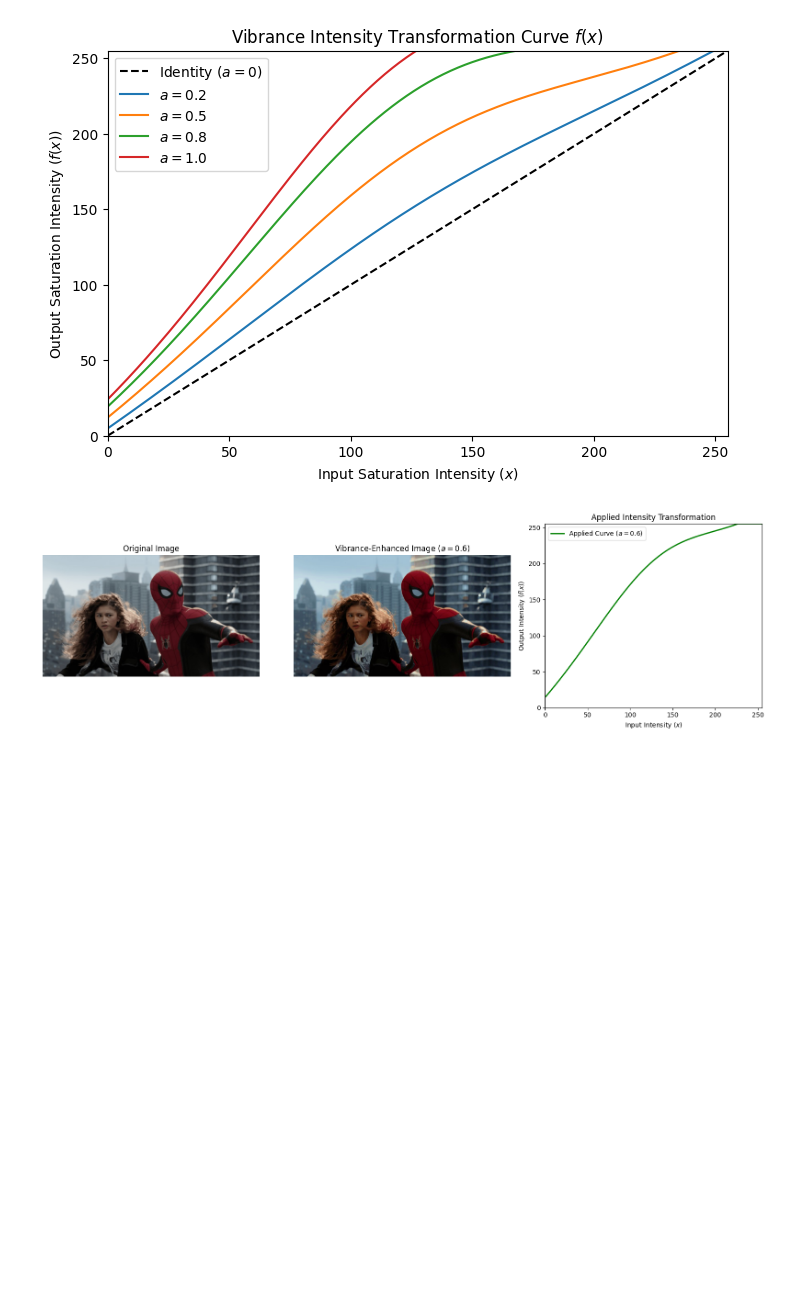
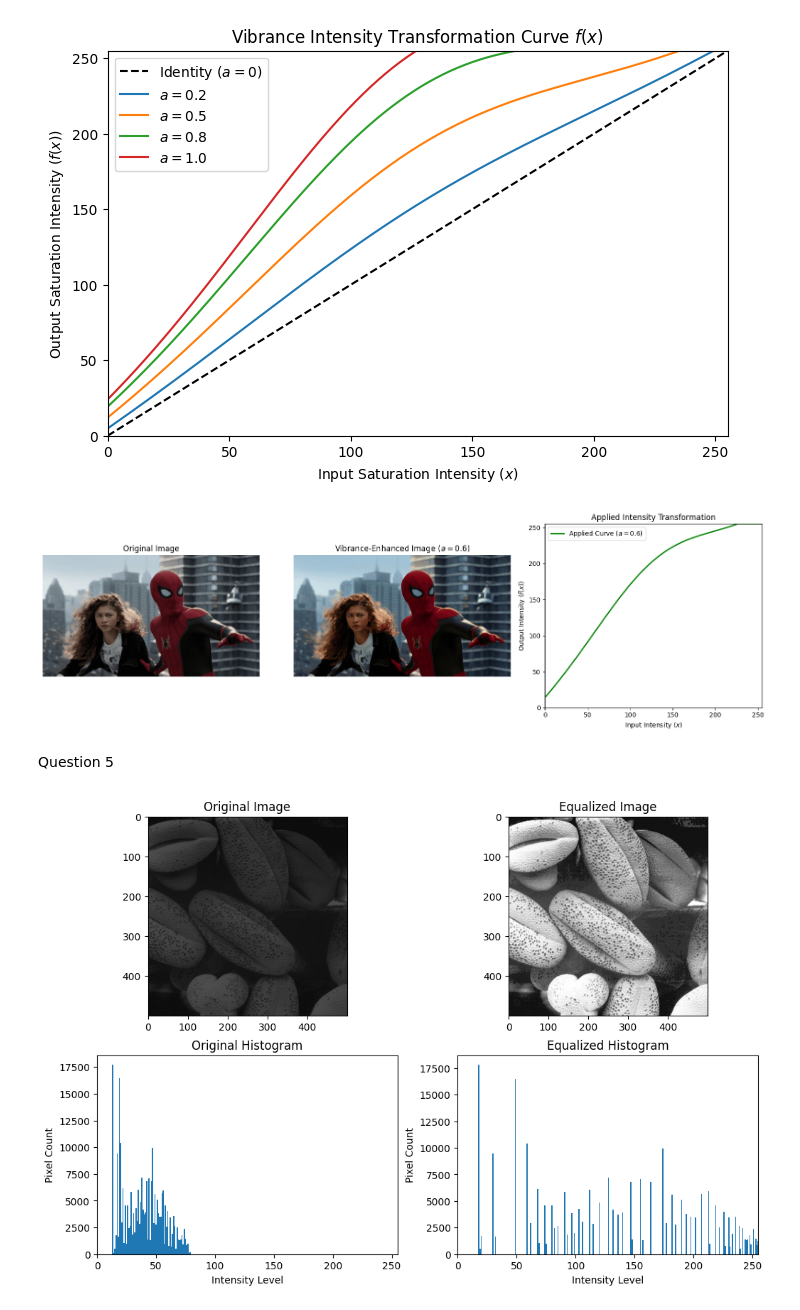
Before and after one commit to maneth-b03p/Image_Processing_and_Machine_Vision_Activities, a Jupyter notebook: Notebooks/230476T_a01.ipynb, the cells around one changed output. Drawn from its saved outputs; the diff is of its cells as text; code cells hidden in the pictures; blank space fills up the shorter version.

Commit message:
Question 5 added

```diff
--- a/Notebooks/230476T_a01.ipynb
+++ b/Notebooks/230476T_a01.ipynb
@@ -306,3 +306,57 @@ plt.show()
 # %% [output]
 [figure]
 [figure]
+# %% [markdown]
+Question 5
+# %%
+def histogram_equalization(image):
+    M, N = image.shape
+    pixels = M * N
+    L = 256
+    histogram_orig = np.zeros(L, dtype=int)
+    for pixel_value in image.ravel():
+        histogram_orig[pixel_value] += 1
+
+    pmf = histogram_orig/pixels
+
+    cdf = np.cumsum(pmf)
+
+    lut = np.round((L - 1) * cdf).astype(np.uint8)
+    equalized_img = lut[image]
+
+    eq_hist = np.zeros(L, dtype=int)
+    for pixel_value in equalized_img.ravel():
+        eq_hist[pixel_value] += 1
+
+    return equalized_img, histogram_orig, eq_hist
+
+
+img = cv2.imread('../images/images/shells.tif', cv2.IMREAD_GRAYSCALE)
+assert img is not None
+
+img_eq, hist_orig, hist_eq = histogram_equalization(img)
+
+
+fig, axes = plt.subplots(2, 2, figsize=(12, 8))
+
+axes[0, 0].imshow(img, cmap='gray', vmin=0, vmax=255)
+axes[0, 0].set_title("Original Image")
+
+axes[0, 1].imshow(img_eq, cmap='gray', vmin=0, vmax=255)
+axes[0, 1].set_title("Equalized Image")
+
+axes[1, 0].bar(range(256), hist_orig, width=1.0)
+axes[1, 0].set_title("Original Histogram")
+axes[1, 0].set_xlabel("Intensity Level")
+axes[1, 0].set_ylabel("Pixel Count")
+axes[1, 0].set_xlim([0, 255])
+
+axes[1, 1].bar(range(256), hist_eq, width=1.0)
+axes[1, 1].set_title("Equalized Histogram")
+axes[1, 1].set_xlabel("Intensity Level")
+axes[1, 1].set_ylabel("Pixel Count")
+axes[1, 1].set_xlim([0, 255])
+
+plt.show()
+# %% [output]
+[figure, added]
```
Also changed, not shown: parts of 1 cell of this notebook.
